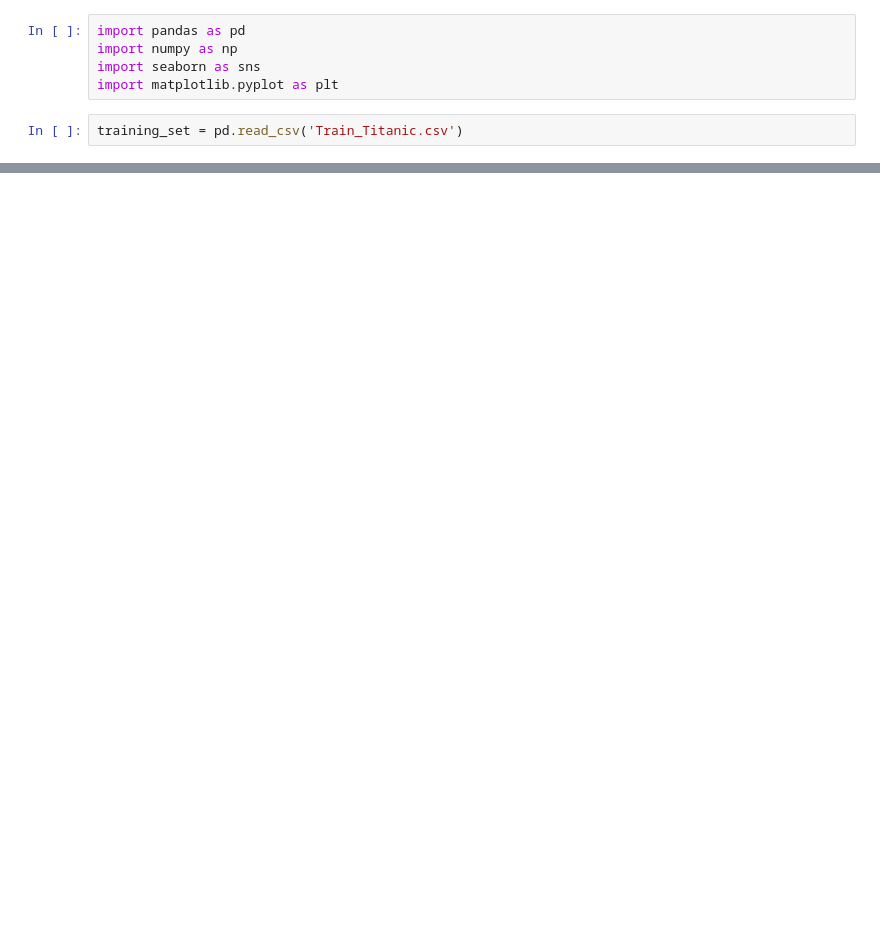
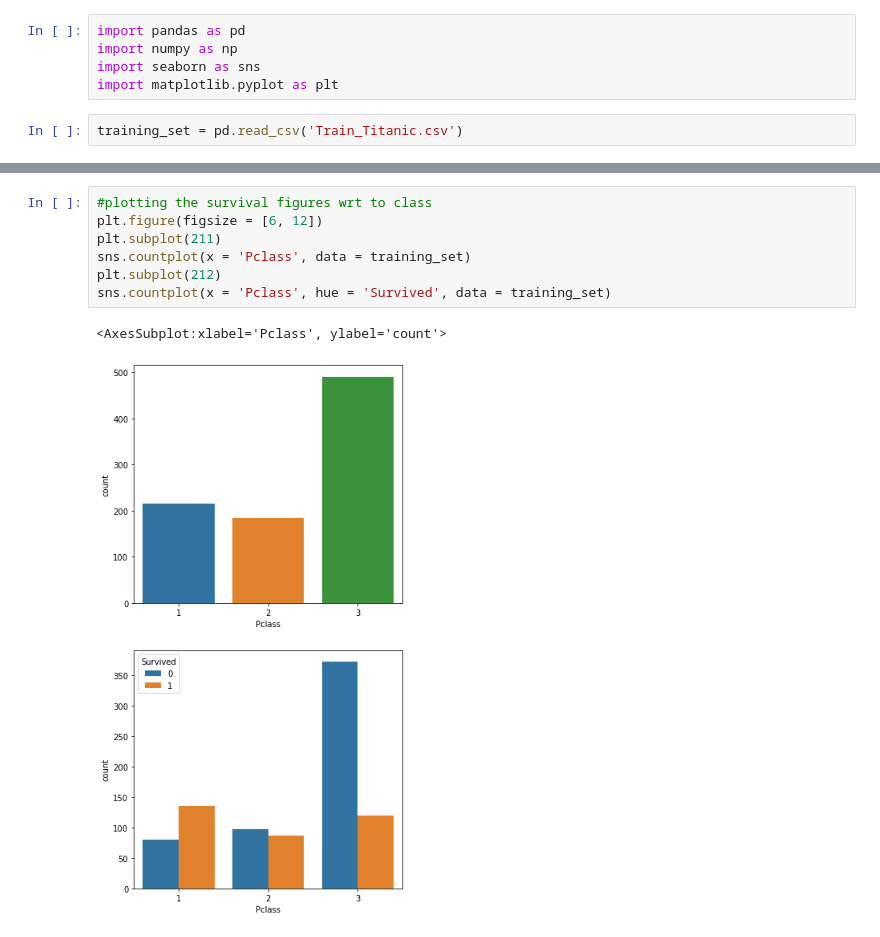
Before and after one commit to kartik-sajwan/ml-practice-projects, a Jupyter notebook: Titanic/titanic-survival.ipynb, the cells around one changed output, grey strips where cells are left out. Drawn from its saved outputs; the diff is of its cells as text; blank space fills up the shorter version.

Commit message:
titanic data visualization

```diff
--- a/Titanic/titanic-survival.ipynb
+++ b/Titanic/titanic-survival.ipynb
@@ -21,0 +56,10 @@ training_set.head(10)
+# %%
+#plotting the survival figures wrt to class
+plt.figure(figsize = [6, 12])
+plt.subplot(211)
+sns.countplot(x = 'Pclass', data = training_set)
+plt.subplot(212)
+sns.countplot(x = 'Pclass', hue = 'Survived', data = training_set)
+# %% [output]
+<AxesSubplot:xlabel='Pclass', ylabel='count'>
+[figure, added]
```
Also changed, not shown: parts of 17 cells of this notebook.
